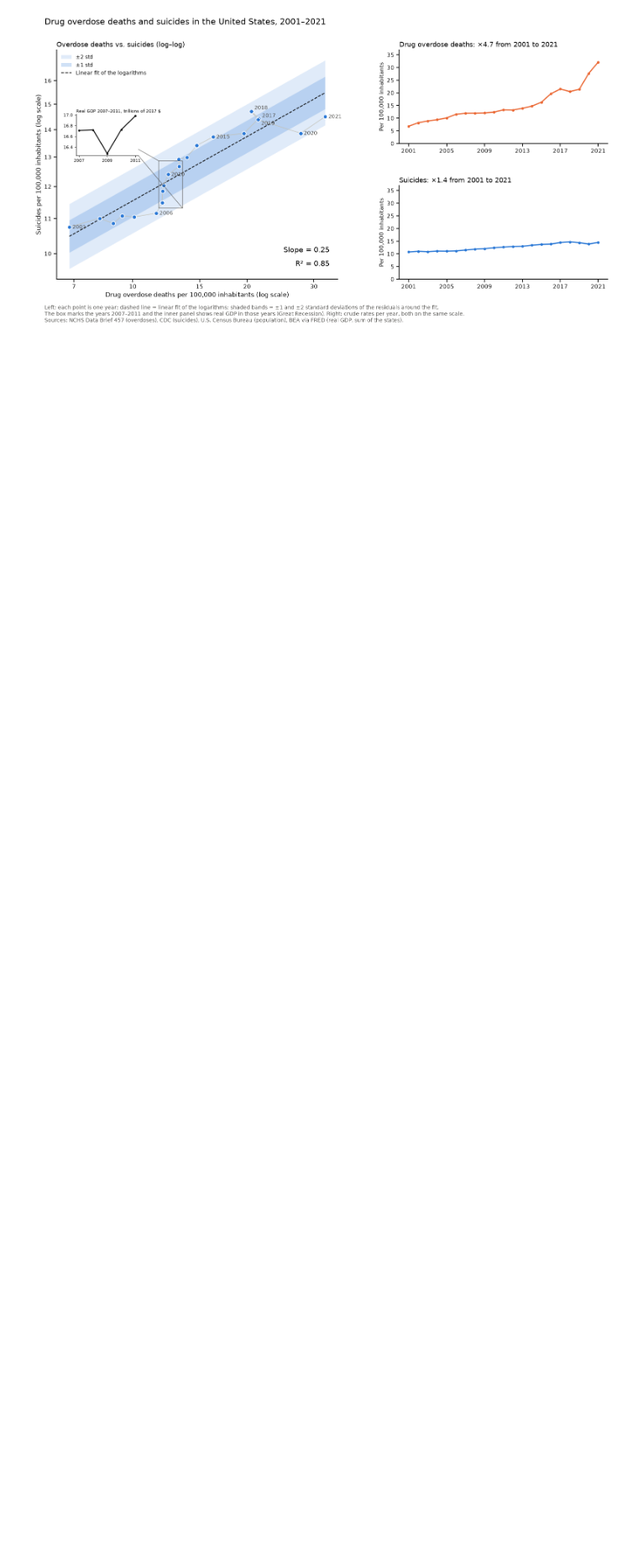
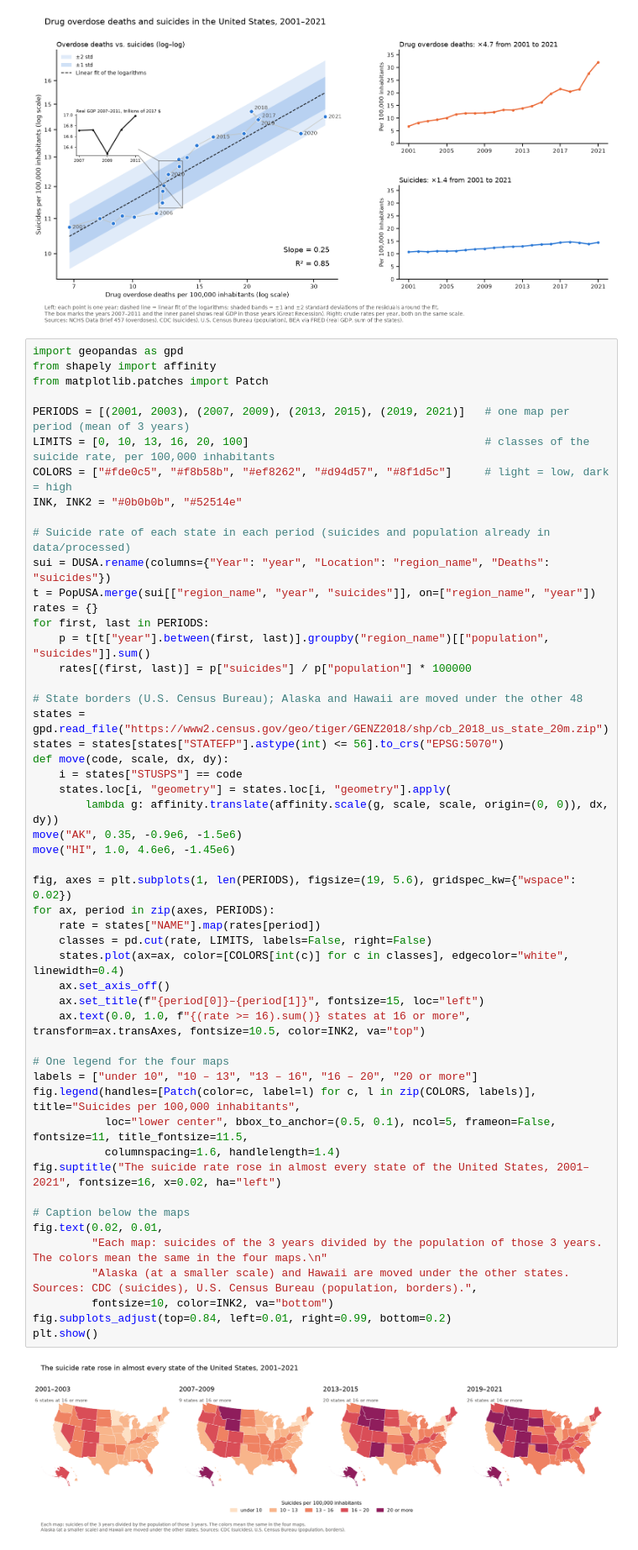
Before and after one commit to Edgarhdzm/Data-analysis-mental-health-and-weather, a Jupyter notebook: notebooks/overdose_suicides_usa.ipynb, the cells around one changed output. Shown at 84% size. Saved outputs shown, nothing was run; the diff lists cells and outputs as text; blank space fills up the shorter version.

```diff
--- a/notebooks/overdose_suicides_usa.ipynb
+++ b/notebooks/overdose_suicides_usa.ipynb
@@ -188,3 +188,56 @@ fig.subplots_adjust(top=0.88, left=0.06, right=0.98, bottom=0.16)
 plt.show()
 # %% [output]
 [figure]
+# %%
+import geopandas as gpd
+from shapely import affinity
+from matplotlib.patches import Patch
+
+PERIODS = [(2001, 2003), (2007, 2009), (2013, 2015), (2019, 2021)]   # one map per period (mean of 3 years)
+LIMITS = [0, 10, 13, 16, 20, 100]                                    # classes of the suicide rate, per 100,000 inhabitants
+COLORS = ["#fde0c5", "#f8b58b", "#ef8262", "#d94d57", "#8f1d5c"]     # light = low, dark = high
+INK, INK2 = "#0b0b0b", "#52514e"
+
+# Suicide rate of each state in each period (suicides and population already in data/processed)
+sui = DUSA.rename(columns={"Year": "year", "Location": "region_name", "Deaths": "suicides"})
+t = PopUSA.merge(sui[["region_name", "year", "suicides"]], on=["region_name", "year"])
+rates = {}
+for first, last in PERIODS:
+    p = t[t["year"].between(first, last)].groupby("region_name")[["population", "suicides"]].sum()
+    rates[(first, last)] = p["suicides"] / p["population"] * 100000
+
+# State borders (U.S. Census Bureau); Alaska and Hawaii are moved under the other 48
+states = gpd.read_file("https://www2.census.gov/geo/tiger/GENZ2018/shp/cb_2018_us_state_20m.zip")
+states = states[states["STATEFP"].astype(int) <= 56].to_crs("EPSG:5070")
+def move(code, scale, dx, dy):
+    i = states["STUSPS"] == code
+    states.loc[i, "geometry"] = states.loc[i, "geometry"].apply(
+        lambda g: affinity.translate(affinity.scale(g, scale, scale, origin=(0, 0)), dx, dy))
+move("AK", 0.35, -0.9e6, -1.5e6)
+move("HI", 1.0, 4.6e6, -1.45e6)
+
+fig, axes = plt.subplots(1, len(PERIODS), figsize=(19, 5.6), gridspec_kw={"wspace": 0.02})
+for ax, period in zip(axes, PERIODS):
+    rate = states["NAME"].map(rates[period])
+    classes = pd.cut(rate, LIMITS, labels=False, right=False)
+    states.plot(ax=ax, color=[COLORS[int(c)] for c in classes], edgecolor="white", linewidth=0.4)
+    ax.set_axis_off()
+    ax.set_title(f"{period[0]}–{period[1]}", fontsize=15, loc="left")
+    ax.text(0.0, 1.0, f"{(rate >= 16).sum()} states at 16 or more", transform=ax.transAxes, fontsize=10.5, color=INK2, va="top")
+
+# One legend for the four maps
+labels = ["under 10", "10 – 13", "13 – 16", "16 – 20", "20 or more"]
+fig.legend(handles=[Patch(color=c, label=l) for c, l in zip(COLORS, labels)], title="Suicides per 100,000 inhabitants",
+           loc="lower center", bbox_to_anchor=(0.5, 0.1), ncol=5, frameon=False, fontsize=11, title_fontsize=11.5,
+           columnspacing=1.6, handlelength=1.4)
+fig.suptitle("The suicide rate rose in almost every state of the United States, 2001–2021", fontsize=16, x=0.02, ha="left")
+
+# Caption below the maps
+fig.text(0.02, 0.01,
+         "Each map: suicides of the 3 years divided by the population of those 3 years. The colors mean the same in the four maps.\n"
+         "Alaska (at a smaller scale) and Hawaii are moved under the other states. Sources: CDC (suicides), U.S. Census Bureau (population, borders).",
+         fontsize=10, color=INK2, va="bottom")
+fig.subplots_adjust(top=0.84, left=0.01, right=0.99, bottom=0.2)
+plt.show()
+# %% [output]
+[figure, added]
```
